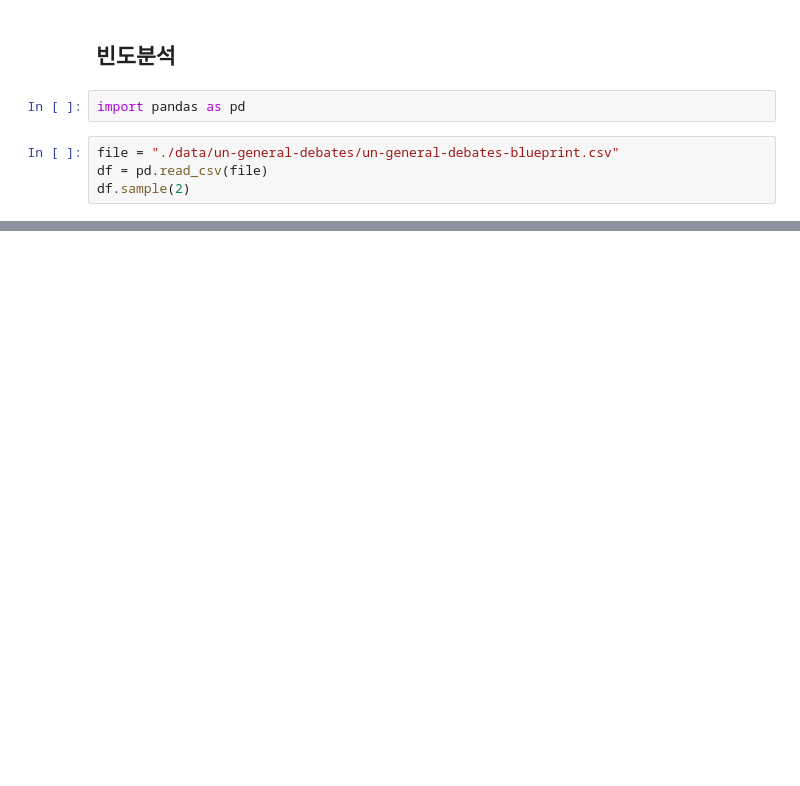
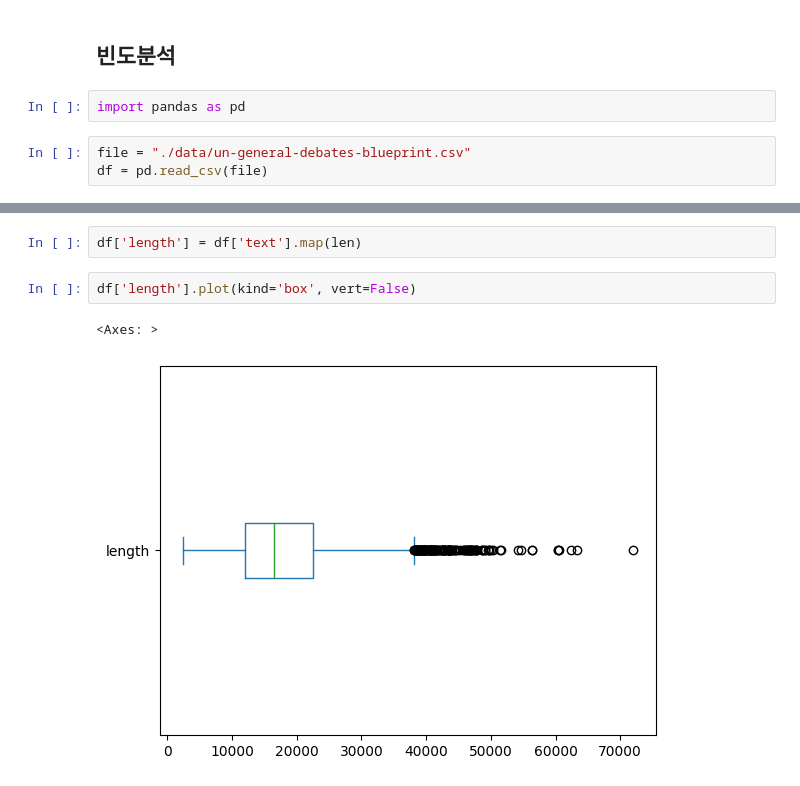
Before and after one commit to InjaeJayLee/genesis, a Jupyter notebook: text_analytics/insight_from_text_data.ipynb, the cells around one changed output, grey strips where cells are left out. Drawn from its saved outputs; the diff is of its cells as text; blank space fills up the shorter version.

Commit message:
Add analysis to find insight from text data

```diff
--- a/text_analytics/insight_from_text_data.ipynb
+++ b/text_analytics/insight_from_text_data.ipynb
@@ -3,6 +3,5 @@
 # %%
 import pandas as pd
 # %%
-file = "./data/un-general-debates/un-general-debates-blueprint.csv"
+file = "./data/un-general-debates-blueprint.csv"
 df = pd.read_csv(file)
-df.sample(2)
@@ -12,0 +51,7 @@ df.sample(2)
+# %%
+df['length'] = df['text'].map(len)
+# %%
+df['length'].plot(kind='box', vert=False)
+# %% [output]
+<Axes: >
+[figure, added]
```
Also changed, not shown: parts of 68 cells of this notebook.
